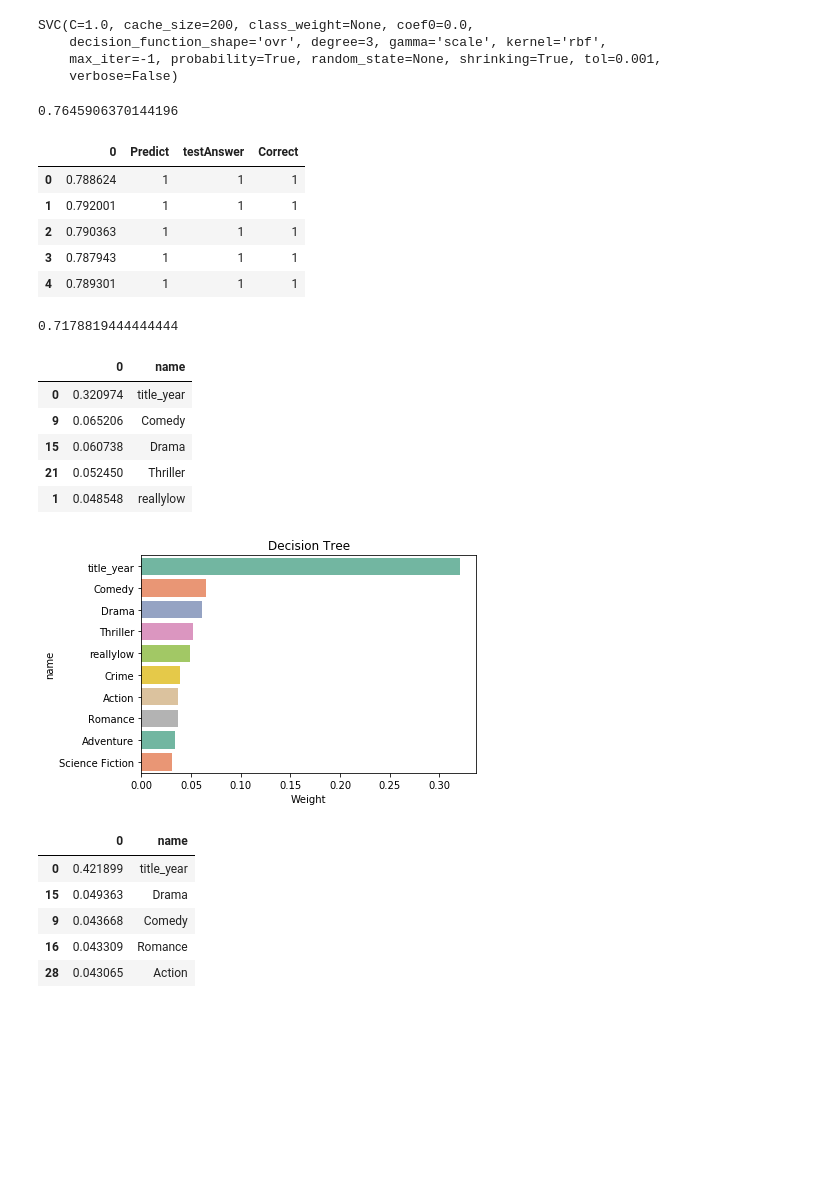
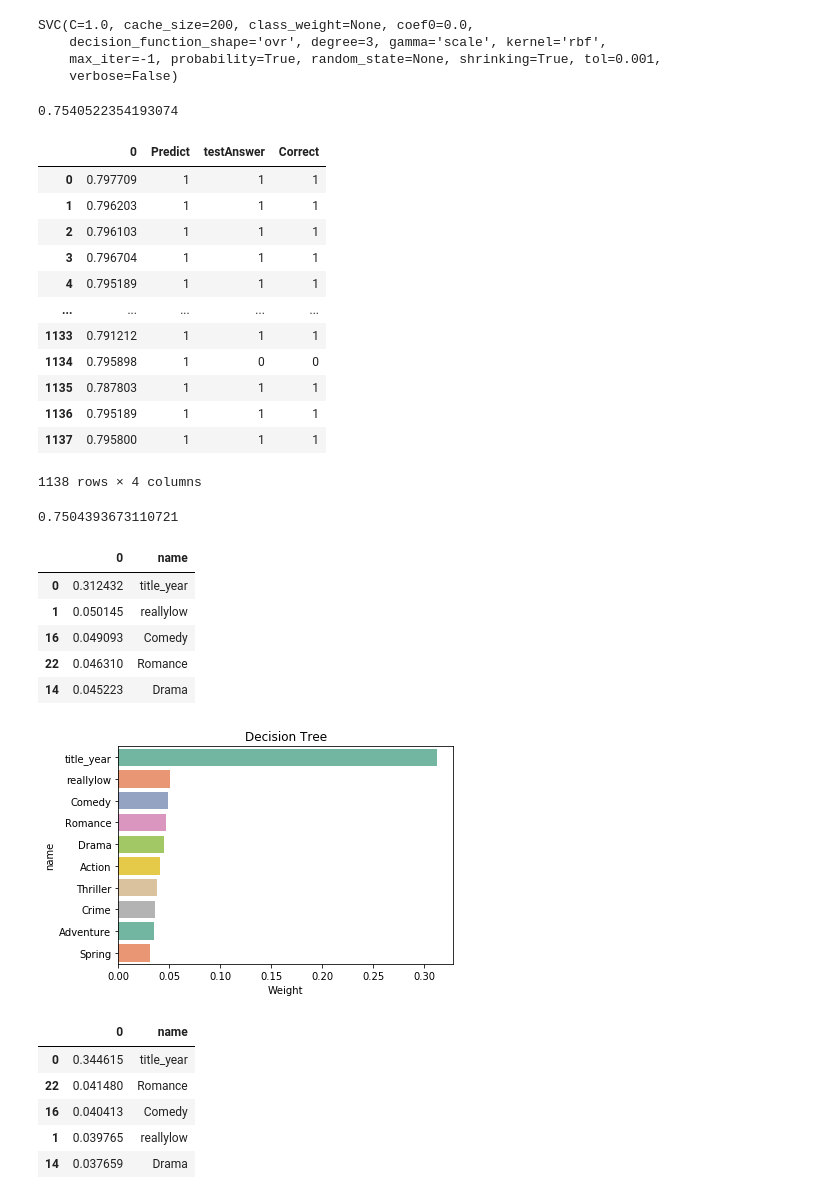
Before and after one commit to jzhan2543/fall19ml-moviepredictions, a Jupyter notebook: movie_notebook.ipynb, the cells around one changed output. Drawn from its saved outputs; the diff is of its cells as text; code cells hidden in the pictures; blank space fills up the shorter version.

```diff
--- a/movie_notebook.ipynb
+++ b/movie_notebook.ipynb
@@ -110,6 +110,8 @@ def convert_to_original_format(movies, credits):
     tmdb_movies = movies.copy()
     tmdb_movies.rename(columns=TMDB_TO_IMDB_SIMPLE_EQUIVALENCIES, inplace=True)
     tmdb_movies['title_year'] = pd.to_datetime(tmdb_movies['release_date']).apply(lambda x: x.year)
+    tmdb_movies['title_month'] = pd.to_datetime(tmdb_movies['release_date']).apply(lambda x: x.month)
+
     # I'm assuming that the first production country is equivalent, but have not been able to validate this
     tmdb_movies['country'] = tmdb_movies['production_countries'].apply(lambda x: safe_access(x, [0, 'name']))
     tmdb_movies['language'] = tmdb_movies['spoken_languages'].apply(lambda x: safe_access(x, [0, 'name']))
@@ -194,6 +196,12 @@ Index(['budget', 'genres', 'id', 'plot_keywords', 'language', 'original_title',
        'actor_2_name', 'actor_3_name', 'companies_1', 'companies_2',
        'companies_3', 'reallylow', 'low', 'avg', 'high', 'blockbusterhigh'],
       dtype='object')
+# %%
+#convert month to season
+data['Spring'] = data['title_month'].map(lambda s: 1 if 1 <= s <= 4 else 0)
+data['Summer'] = data['title_month'].map(lambda s: 1 if 5 <= s <= 7 else 0)
+data['Fall'] = data['title_month'].map(lambda s: 1 if 8 <= s <= 9 else 0)
+data['Winter'] = data['title_month'].map(lambda s: 1 if 10 <= s <= 12 else 0)
 # %%
 #duration
 data = data[np.isfinite(data['duration'])]
@@ -322,10 +327,10 @@ g = g.legend(["Failure","Success"])
 # %%
 #time to drop the fields
 # %%
-#title_year not dropped atm for testing
+#title_year IS NOT dropped atm for testing of months ; duration
 popularity_data.drop(['id','budget','original_title','overview','spoken_languages','production_companies','production_countries','release_date','status',
           'tagline','movie_title','vote_average','language','director_name','actor_1_name','actor_2_name','actor_3_name',
-          'companies_1','companies_2','companies_3','country','genres','duration','plot_keywords','popularity','gross'], axis=1, inplace=True)
+          'companies_1','companies_2','companies_3','country','genres','plot_keywords','popularity','gross', 'title_month', 'duration'], axis=1, inplace=True)
 popularity_data.columns
 # %% [output]
 Index(['title_year', 'reallylow', 'low', 'avg', 'high', 'blockbusterhigh',
@@ -546,27 +551,34 @@ SVC(C=1.0, cache_size=200, class_weight=None, coef0=0.0,
 c_svm = cross_val_score(svm_fit, X_train, Y_train, cv=10)
 c_svm.mean()
 # %% [output]
-0.7645906370144196
+0.7540522354193074
 # %%
 #trying to get svm to work??
 result = svm_fit.predict_proba(X_test)
 svm_result = pd.DataFrame(result[:,1])
-svm_result['Predict'] = svm_result[0].map(lambda s: 1 if s >= 0.6  else 0)
+svm_result['Predict'] = svm_result[0].map(lambda s: 1 if s >= 0.5  else 0)
 svm_result['testAnswer'] = pd.DataFrame(test_result)
 svm_result['Correct'] = np.where((svm_result['Predict'] == svm_result['testAnswer'])
                      , 1, 0)
-svm_result.head()
+svm_result
 # %% [output]
 |  | 0 | Predict | testAnswer | Correct |
-| 0 | 0.788624 | 1 | 1 | 1 |
-| 1 | 0.792001 | 1 | 1 | 1 |
-| 2 | 0.790363 | 1 | 1 | 1 |
-| 3 | 0.787943 | 1 | 1 | 1 |
-| 4 | 0.789301 | 1 | 1 | 1 |
+| 0 | 0.797709 | 1 | 1 | 1 |
+| 1 | 0.796203 | 1 | 1 | 1 |
+| 2 | 0.796103 | 1 | 1 | 1 |
+| 3 | 0.796704 | 1 | 1 | 1 |
+| 4 | 0.795189 | 1 | 1 | 1 |
+| ... | ... | ... | ... | ... |
+| 1133 | 0.791212 | 1 | 1 | 1 |
+| 1134 | 0.795898 | 1 | 0 | 0 |
+| 1135 | 0.787803 | 1 | 1 | 1 |
+| 1136 | 0.795189 | 1 | 1 | 1 |
+| 1137 | 0.795800 | 1 | 1 | 1 |
+1138 rows × 4 columns
 # %%
 svm_result['Correct'].mean()
 # %% [output]
-0.7178819444444444
+0.7504393673110721
 # %%
 #this part is to check the feature importances to see which ones we can remove
 # %%
@@ -576,17 +588,17 @@ dec_fea["name"] = list(X_train)
 dec_fea.sort_values(by=0, ascending=False).head()
 # %% [output]
 |  | 0 | name |
-| 0 | 0.320974 | title_year |
-| 9 | 0.065206 | Comedy |
-| 15 | 0.060738 | Drama |
-| 21 | 0.052450 | Thriller |
-| 1 | 0.048548 | reallylow |
+| 0 | 0.312432 | title_year |
+| 1 | 0.050145 | reallylow |
+| 16 | 0.049093 | Comedy |
+| 22 | 0.046310 | Romance |
+| 14 | 0.045223 | Drama |
 # %%
 g = sns.barplot(0,"name",data = dec_fea.sort_values(by=0, ascending=False)[0:10], palette="Set2",orient = "h")
 g.set_xlabel("Weight")
 g = g.set_title("Decision Tree")
 # %% [output]
-[figure, old version]
+[figure, new version]
 # %%
 #ok wtf why it seems budget had the most weight on this decision tree lul ... looks like time didnt have to do with much
 # %%
@@ -596,11 +608,11 @@ rf_fea["name"] = list(X_train)
 rf_fea.sort_values(by=0, ascending=False).head()
 # %% [output]
 |  | 0 | name |
-| 0 | 0.421899 | title_year |
-| 15 | 0.049363 | Drama |
-| 9 | 0.043668 | Comedy |
-| 16 | 0.043309 | Romance |
-| 28 | 0.043065 | Action |
+| 0 | 0.344615 | title_year |
+| 22 | 0.041480 | Romance |
+| 16 | 0.040413 | Comedy |
+| 1 | 0.039765 | reallylow |
+| 14 | 0.037659 | Drama |
 # %%
 g = sns.barplot(0,"name",data = rf_fea.sort_values(by=0, ascending=False)[0:10], palette="Set2",orient = "h")
 g.set_xlabel("Weight")
```
Also changed, not shown: parts of 24 cells of this notebook.
